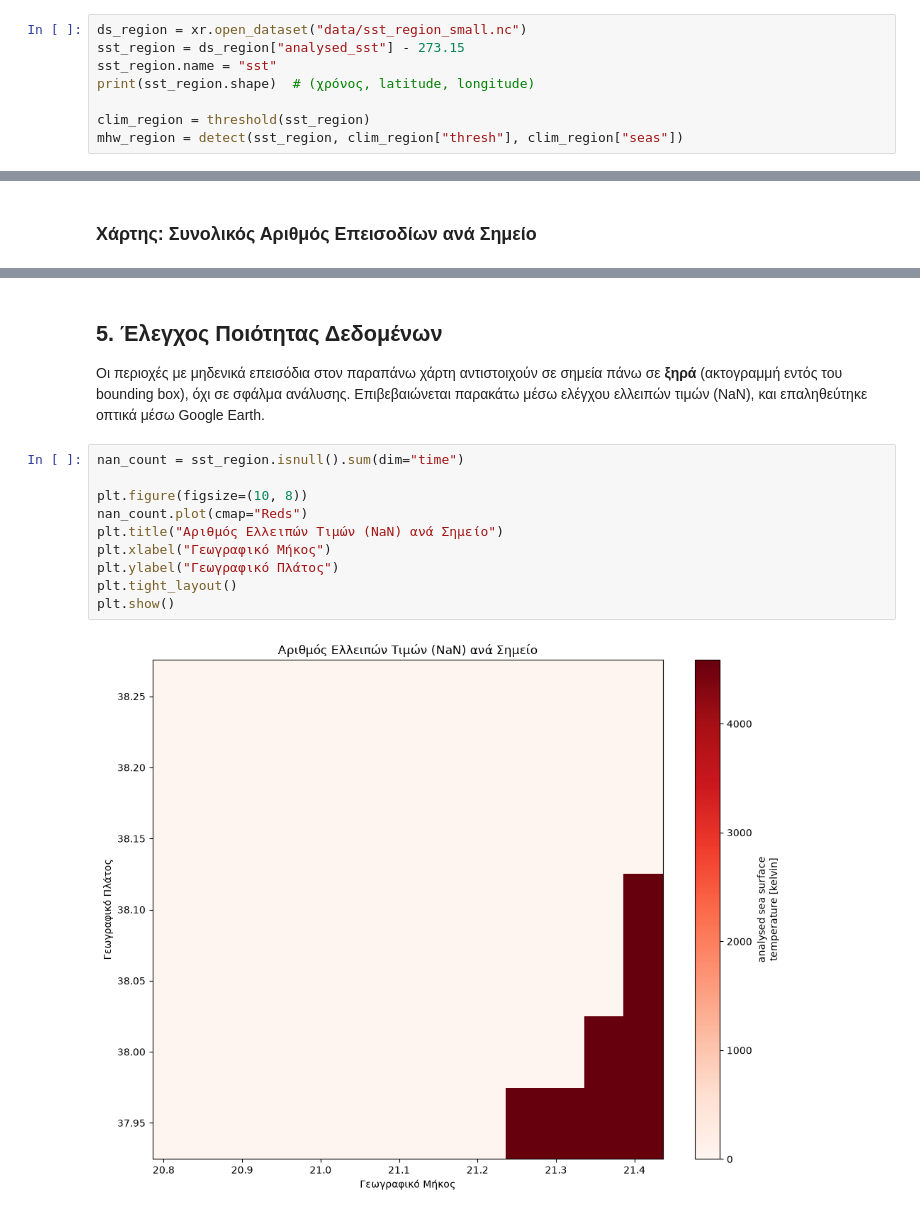
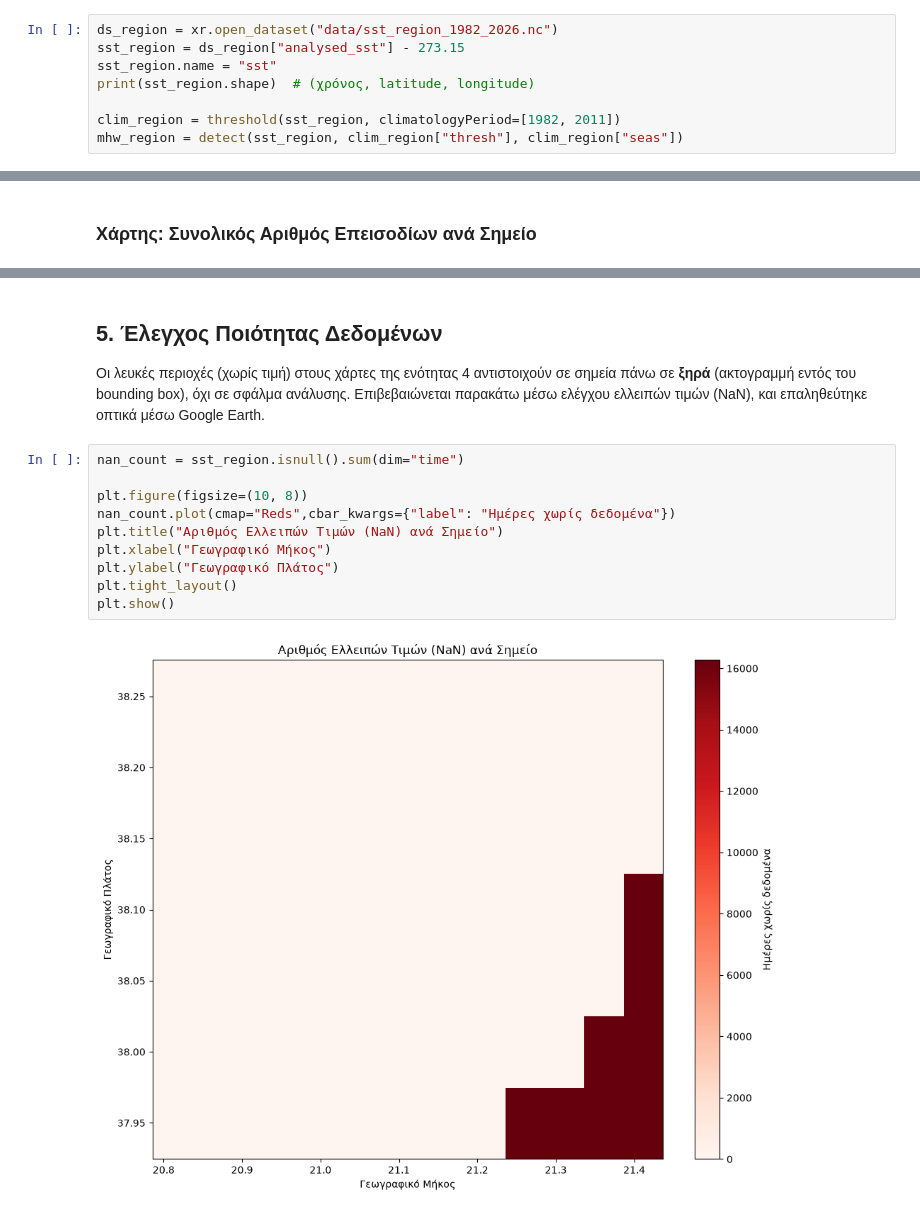
Before and after one commit to giorgosperidromos-glitch/marine-heatwave-detection, a Jupyter notebook: ocean_analysis.ipynb, the cells around one changed output, grey strips where cells are left out. Cells and saved outputs as stored; diff of their text form.

```diff
--- a/ocean_analysis.ipynb
+++ b/ocean_analysis.ipynb
@@ -154,11 +286,11 @@ ResponseSubset(file_path=WindowsPath('data/sst_region_small_(1).nc'), output_dir
 (ανοιχτά Κυλλήνης-Κεφαλονιάς-Αράξου) — 91 σημεία, grid 7×13 — ώστε να εντοπιστούν περιοχές με
 υψηλότερη ένταση/συχνότητα καυσώνων.
 # %%
-ds_region = xr.open_dataset("data/sst_region_small.nc")
+ds_region = xr.open_dataset("data/sst_region_1982_2026.nc")
 sst_region = ds_region["analysed_sst"] - 273.15
 sst_region.name = "sst"
 print(sst_region.shape)  # (χρόνος, latitude, longitude)
 
-clim_region = threshold(sst_region)
+clim_region = threshold(sst_region, climatologyPeriod=[1982, 2011])
 mhw_region = detect(sst_region, clim_region["thresh"], clim_region["seas"])
 # %% [output]
@@ -195,21 +386,21 @@ plt.show()
 # %% [markdown]
 ## 5. Έλεγχος Ποιότητας Δεδομένων
 
-Οι περιοχές με μηδενικά επεισόδια στον παραπάνω χάρτη αντιστοιχούν σε σημεία πάνω σε **ξηρά**
+Οι λευκές περιοχές (χωρίς τιμή) στους χάρτες της ενότητας 4 αντιστοιχούν σε σημεία πάνω σε **ξηρά**
 (ακτογραμμή εντός του bounding box), όχι σε σφάλμα ανάλυσης. Επιβεβαιώνεται παρακάτω μέσω ελέγχου
 ελλειπών τιμών (NaN), και επαληθεύτηκε οπτικά μέσω Google Earth.
 # %%
 nan_count = sst_region.isnull().sum(dim="time")
 
 plt.figure(figsize=(10, 8))
-nan_count.plot(cmap="Reds")
+nan_count.plot(cmap="Reds",cbar_kwargs={"label": "Ημέρες χωρίς δεδομένα"})
 plt.title("Αριθμός Ελλειπών Τιμών (NaN) ανά Σημείο")
 plt.xlabel("Γεωγραφικό Μήκος")
 plt.ylabel("Γεωγραφικό Πλάτος")
 plt.tight_layout()
 plt.show()
 # %% [output]
-[figure, old version]
+[figure, new version]
 # %% [markdown]
 ## 6. Συμπεράσματα
 
```
Also changed, not shown: parts of 19 cells of this notebook, 7 other files.
